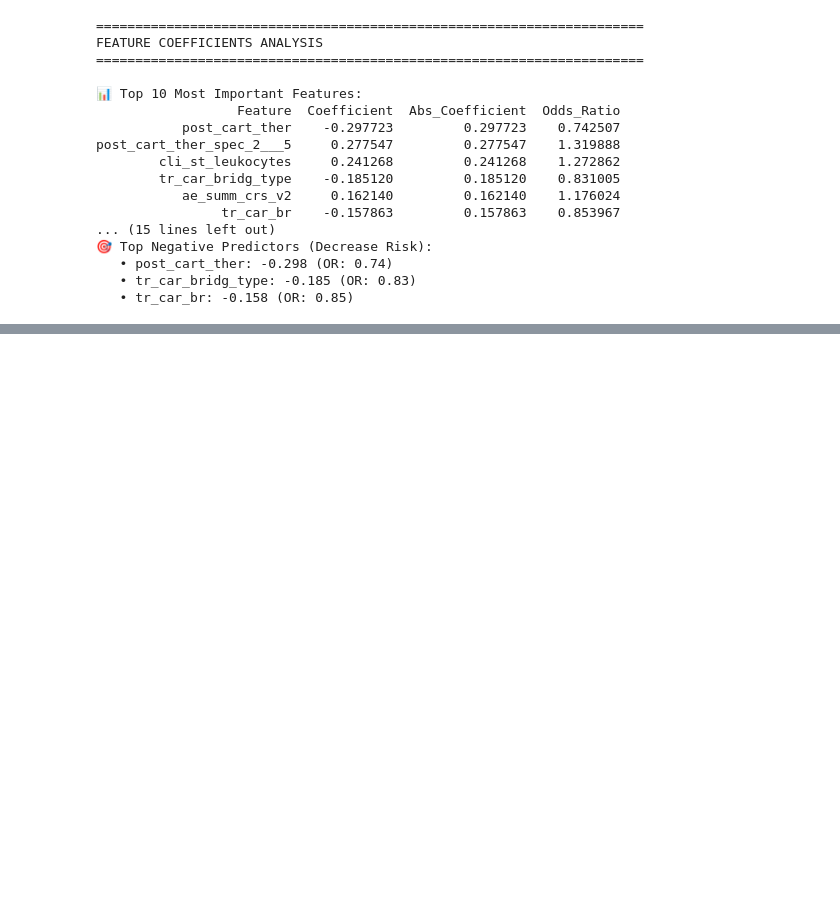
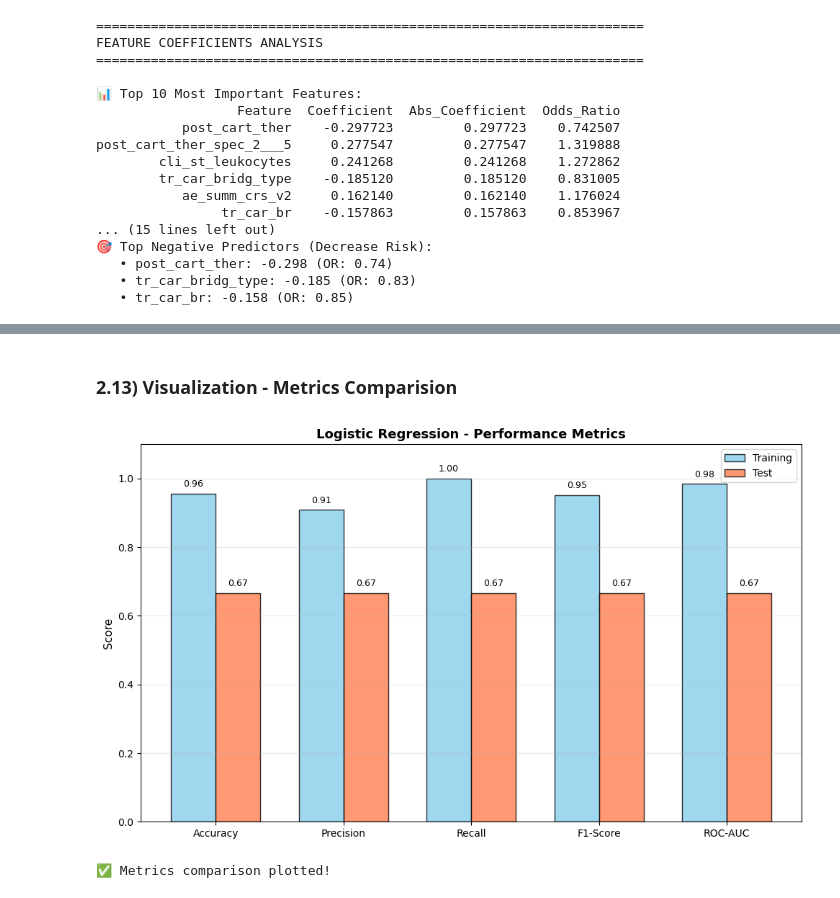
Before and after one commit to aliakhlaghiii/integromics, a Jupyter notebook: analysis_ML_z.ipynb, the cells around one changed output, grey strips where cells are left out. Cells and saved outputs as stored; diff of their text form; code cells hidden in the pictures; blank space fills up the shorter version.

```diff
--- a/analysis_ML_z.ipynb
+++ b/analysis_ML_z.ipynb
@@ -1475,0 +1649,41 @@ post_cart_ther_spec_2___5     0.277547         0.277547    1.319888
+# %% [markdown]
+### **2.13) Visualization - Metrics Comparision**
+# %%
+# Prepare data
+metrics_names = ['Accuracy', 'Precision', 'Recall', 'F1-Score', 'ROC-AUC']
+train_values = [lr_train_acc, lr_train_prec, lr_train_rec, lr_train_f1, lr_train_auc]
+test_values = [lr_test_acc, lr_test_prec, lr_test_rec, lr_test_f1, lr_test_auc]
+
+# Plot
+x = np.arange(len(metrics_names))
+width = 0.35
+
+fig, ax = plt.subplots(figsize=(10, 6))
+
+bars1 = ax.bar(x - width/2, train_values, width, label='Training',
+               color='skyblue', alpha=0.8, edgecolor='black')
+bars2 = ax.bar(x + width/2, test_values, width, label='Test',
+               color='coral', alpha=0.8, edgecolor='black')
+
+ax.set_ylabel('Score', fontsize=11)
+ax.set_title('Logistic Regression - Performance Metrics', fontsize=13, fontweight='bold')
+ax.set_xticks(x)
+ax.set_xticklabels(metrics_names)
+ax.legend()
+ax.set_ylim([0, 1.1])
+ax.grid(axis='y', alpha=0.3)
+
+# Add values
+for bars in [bars1, bars2]:
+    for bar in bars:
+        height = bar.get_height()
+        ax.text(bar.get_x() + bar.get_width()/2., height + 0.02,
+                f'{height:.2f}', ha='center', fontsize=9)
+
+plt.tight_layout()
+plt.show()
+
+print("\n✅ Metrics comparison plotted!")
+# %% [output]
+[figure, added]
+✅ Metrics comparison plotted!
```
Also changed, not shown: parts of 28 cells of this notebook.
